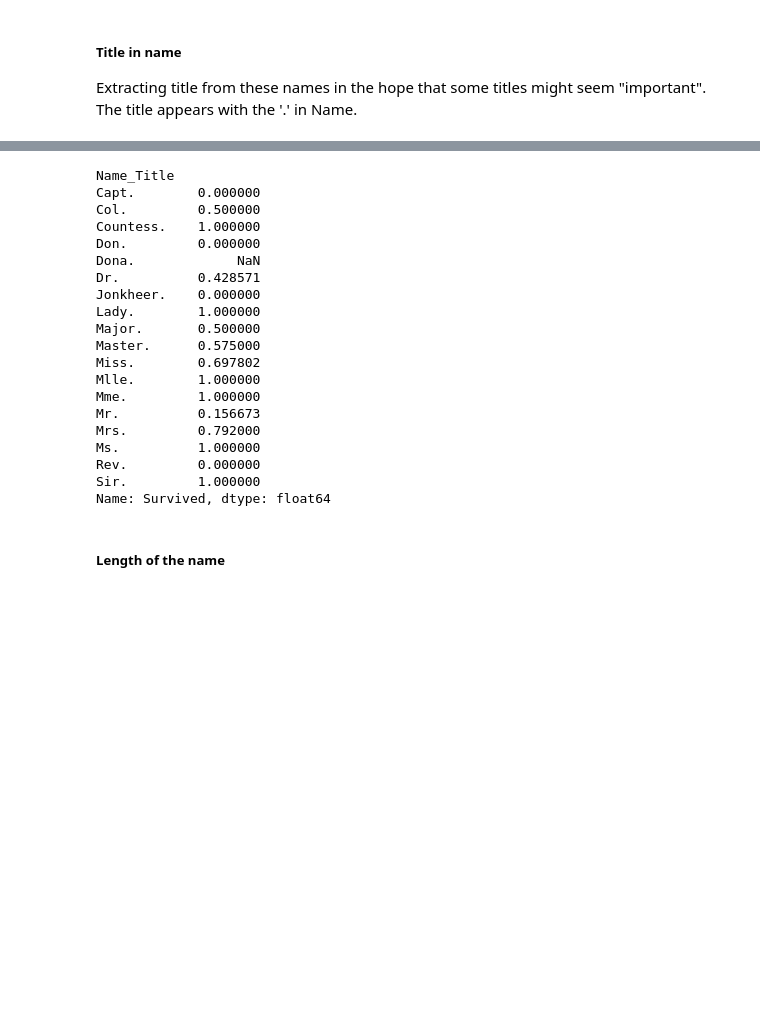
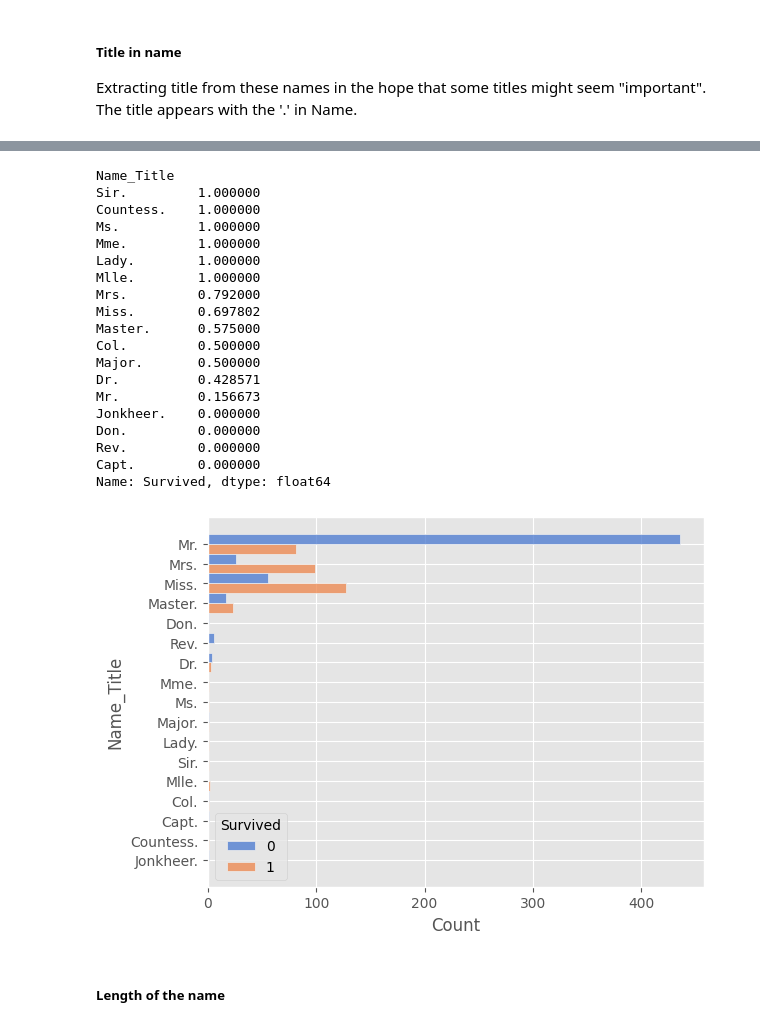
Before and after one commit to apbw-6/Titanic_Predicting_survivors_KaggleCompetition, a Jupyter notebook: titanic_copy.ipynb, the cells around one changed output, grey strips where cells are left out. Saved outputs shown, nothing was run; the diff lists cells and outputs as text; code cells hidden in the pictures; blank space fills up the shorter version.

```diff
--- a/titanic_copy.ipynb
+++ b/titanic_copy.ipynb
@@ -279,27 +286,31 @@ Dona.          1
 Name: count, dtype: int64
 # %%
-df['Survived'].groupby(df['Name_Title']).mean()
+df['Survived'].groupby(df['Name_Title']).mean().sort_values(ascending=False)
 # %% [output]
 Name_Title
+Sir.         1.000000
+Countess.    1.000000
+Ms.          1.000000
+Mme.         1.000000
+Lady.        1.000000
+Mlle.        1.000000
+Mrs.         0.792000
+Miss.        0.697802
+Master.      0.575000
+Col.         0.500000
+Major.       0.500000
+Dr.          0.428571
+Mr.          0.156673
+Jonkheer.    0.000000
+Don.         0.000000
+Rev.         0.000000
 Capt.        0.000000
-Col.         0.500000
-Countess.    1.000000
-Don.         0.000000
-Dona.             NaN
-Dr.          0.428571
-Jonkheer.    0.000000
-Lady.        1.000000
-Major.       0.500000
-Master.      0.575000
-Miss.        0.697802
-Mlle.        1.000000
-Mme.         1.000000
-Mr.          0.156673
-Mrs.         0.792000
-Ms.          1.000000
-Rev.         0.000000
-Sir.         1.000000
 Name: Survived, dtype: float64
+# %%
+sns.histplot(data = df, y='Name_Title', hue='Survived', multiple='dodge')
+plt.show()
+# %% [output]
+[figure, added]
 # %% [markdown]
 ##### Length of the name
 # %% [markdown]
```
Also changed, not shown: parts of 4 cells of this notebook.
